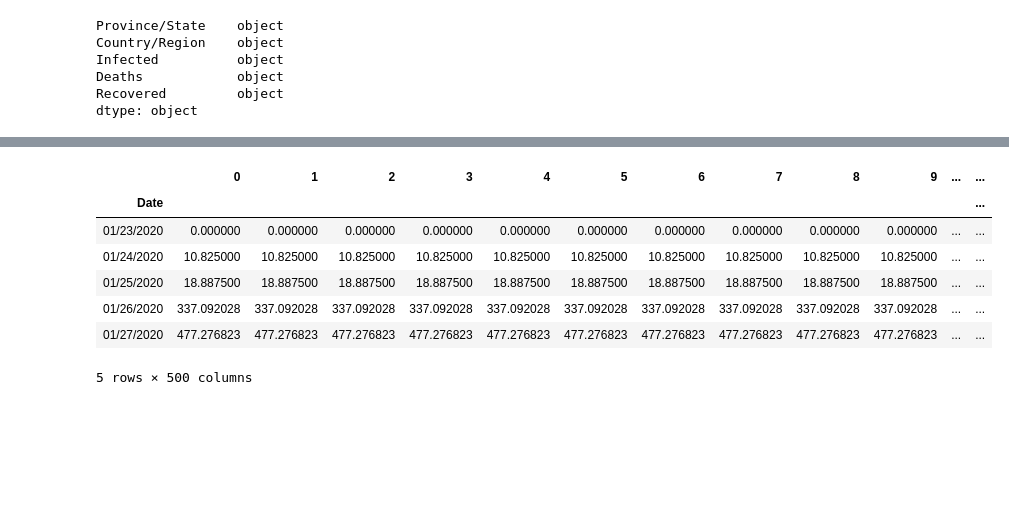
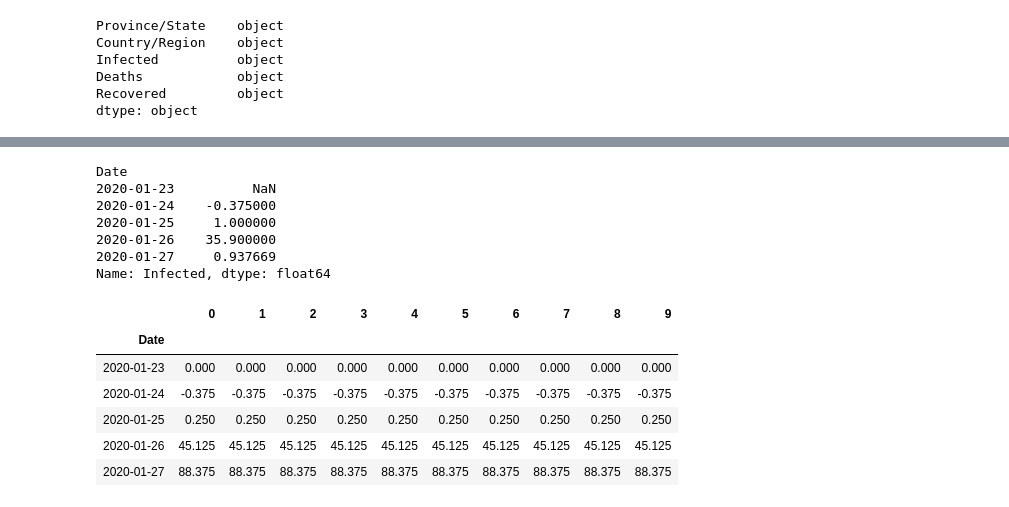
Before and after one commit to sselvakularanjan/FinTech-Project-1, a Jupyter notebook: JCP_Automated_CV_data.ipynb, the cells around one changed output, grey strips where cells are left out. Drawn from its saved outputs; the diff is of its cells as text; code cells hidden in the pictures; blank space fills up the shorter version.

```diff
--- a/JCP_Automated_CV_data.ipynb
+++ b/JCP_Automated_CV_data.ipynb
@@ -455,2 +428,0 @@ all_sum_cv.set_index('Date')
-# %%
-all_sum_cv.set_index('Date').plot()
@@ -473,2 +460,15 @@ infection_change.head()
+# %%
+infection_change = all_sum_cv["Infected"].pct_change()
+infection_change.head()
+#death_change = all_sum_cv['Deaths'].pct_change()
+#recovered_change = all_sum_cv['Recovered'].pct_change()
+# %% [output]
+Date
+2020-01-23          NaN
+2020-01-24    -0.375000
+2020-01-25     1.000000
+2020-01-26    35.900000
+2020-01-27     0.937669
+Name: Infected, dtype: float64
 # %%
 # Calcualte average daily return of infection/Death/and Recovered?
@@ -478,55 +478,51 @@ avg_recovered_return = infection_change.mean()['Recovered']
 # %%
 #Calculate the STD of Infection_change
-std_infected = infection_change.std()['Infected']
-std_deaths = infection_change.std()['Deaths']
-std_recovered = infection_change.std()['Recovered']
+std_infected = infection_change.std()
+#std_deaths = death_change.std()
+#std_recovered = recovered_change.std()
 # %%
 # Save the last days total
-Infected_monte =all_sum['Infected'][-1]
-Deaths_monte =all_sum['Deaths'][-1]
-Recovered_monte =all_sum['Recovered'][-1]
+Infected_monte =all_sum_cv['Infected']
+Deaths_monte =all_sum_cv['Deaths']
+Recovered_monte =all_sum_cv['Recovered']
 # %%
 # Setup the Monte Carlo Parameters
-number_simulations = 500
-number_records = 30
+number_simulations = 10
+number_records = 5
 monte_carlo = pd.DataFrame()
 CV_cumulative_returns = pd.DataFrame()
 # %%
 # Run the Monte Carlo Simulation
 for x in range (number_simulations):
-    #simulated_ashr_prices = [ashr_last_price]
+
     simulated_infected = [Infected_monte]
-    simulated_deaths = [Deaths_monte]
-    simulated_recovered = [Recovered_monte]
+    #simulated_deaths = [Deaths_monte]
+    #simulated_recovered = [Recovered_monte]
     for y in range (number_records):
-        #simulated_ashr_price = simulated_ashr_prices[-1] * (1 + np.random.normal(avg_daily_returns_ashr, std_daily_returns_ashr))
         growth_infected = simulated_infected[-1] * (1 + np.random.normal(avg_infected_return, std_infected))
-        growth_deaths = simulated_deaths[-1] * (1 + np.random.normal(avg_death_return, std_deaths))
-        growth_recovered = simulated_recovered[-1] * (1 + np.random.normal(avg_recovered_return, std_recovered))
+        #growth_deaths = simulated_deaths[-1] * (1 + np.random.normal(avg_death_return, std_deaths))
+        #growth_recovered = simulated_recovered[-1]* (1 + np.random.normal(avg_recovered_return, std_recovered))
 
-        #simulated_ashr_prices.append(simulated_ashr_price)
         simulated_infected.append(growth_infected)
-        simulated_deaths.append(growth_deaths)
-        simulated_recovered.append(growth_recovered)
+        #simulated_deaths.append(growth_deaths)
+        #simulated_recovered.append(growth_recovered)
 
-    #monte_carlo['ASHR prices'] = pd.Series(simulated_ashr_prices)
     monte_carlo['Infected'] = pd.Series(simulated_infected)
-    monte_carlo['Deaths'] = pd.Series(simulated_deaths)
-    monte_carlo['Recovered'] = pd.Series(simulated_recovered)
+    #monte_carlo['Deaths'] = pd.Series(simulated_deaths)
+    #monte_carlo['Recovered'] = pd.Series(simulated_recovered)
 
-    simulated_CV_return = monte_carlo.pct_change()
+    simulated_CV_return = monte_carlo
 
-    weights = [(0.2), (0.2), (0.2), (0.2), (0.2)]
-    Infected_daily_growth = infection_change.dot(weights)
+    #weights = [(0.2), (0.2), (0.2), (0.2), (0.2)]
+    Infected_daily_growth = infection_change
 
     CV_cumulative_returns[x] = ((1 + Infected_daily_growth.fillna(0)).cumprod()-1)
 CV_cumulative_returns.head()
 # %% [output]
-|  | 0 | 1 | 2 | 3 | 4 | 5 | 6 | 7 | 8 | 9 | ... | ... |
-| Date |  |  |  |  |  |  |  |  |  |  |  | ... |
-| 01/23/2020 | 0.000000 | 0.000000 | 0.000000 | 0.000000 | 0.000000 | 0.000000 | 0.000000 | 0.000000 | 0.000000 | 0.000000 | ... | ... |
-| 01/24/2020 | 10.825000 | 10.825000 | 10.825000 | 10.825000 | 10.825000 | 10.825000 | 10.825000 | 10.825000 | 10.825000 | 10.825000 | ... | ... |
-| 01/25/2020 | 18.887500 | 18.887500 | 18.887500 | 18.887500 | 18.887500 | 18.887500 | 18.887500 | 18.887500 | 18.887500 | 18.887500 | ... | ... |
-| 01/26/2020 | 337.092028 | 337.092028 | 337.092028 | 337.092028 | 337.092028 | 337.092028 | 337.092028 | 337.092028 | 337.092028 | 337.092028 | ... | ... |
-| 01/27/2020 | 477.276823 | 477.276823 | 477.276823 | 477.276823 | 477.276823 | 477.276823 | 477.276823 | 477.276823 | 477.276823 | 477.276823 | ... | ... |
+|  | 0 | 1 | 2 | 3 | 4 | 5 | 6 | 7 | 8 | 9 |
+| Date |  |  |  |  |  |  |  |  |  |  |
+| 2020-01-23 | 0.000 | 0.000 | 0.000 | 0.000 | 0.000 | 0.000 | 0.000 | 0.000 | 0.000 | 0.000 |
+| 2020-01-24 | -0.375 | -0.375 | -0.375 | -0.375 | -0.375 | -0.375 | -0.375 | -0.375 | -0.375 | -0.375 |
+| 2020-01-25 | 0.250 | 0.250 | 0.250 | 0.250 | 0.250 | 0.250 | 0.250 | 0.250 | 0.250 | 0.250 |
+| 2020-01-26 | 45.125 | 45.125 | 45.125 | 45.125 | 45.125 | 45.125 | 45.125 | 45.125 | 45.125 | 45.125 |
+| 2020-01-27 | 88.375 | 88.375 | 88.375 | 88.375 | 88.375 | 88.375 | 88.375 | 88.375 | 88.375 | 88.375 |
-5 rows × 500 columns
```
Also changed, not shown: parts of 40 cells of this notebook.
